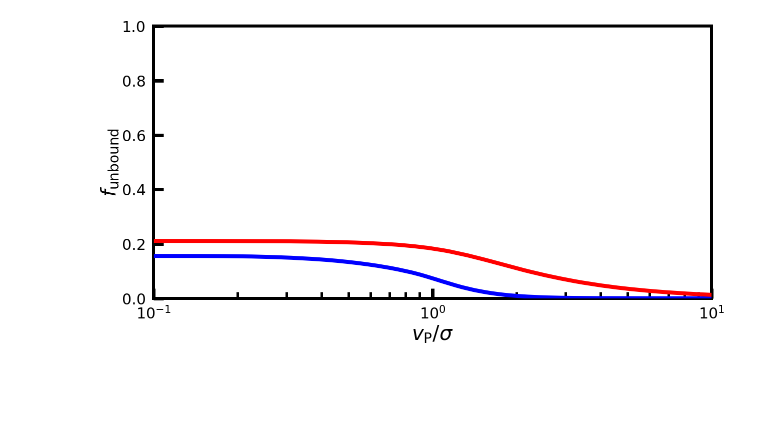
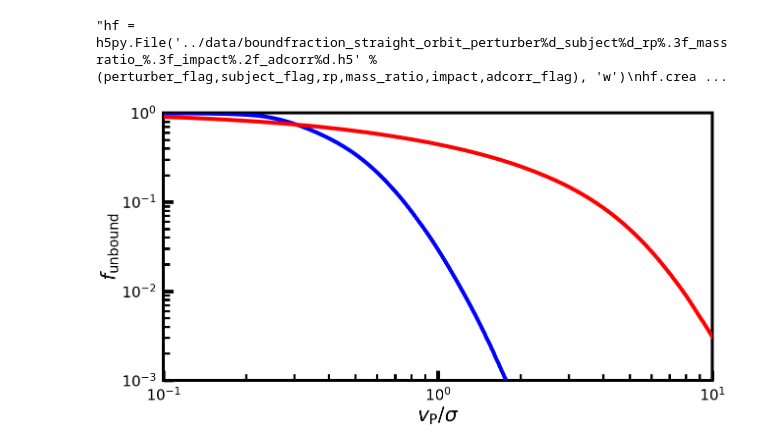
Before and after one commit to uddipanb/NP-impulse, a Jupyter notebook: straight_encounter_spherical_mass_loss.ipynb, the cells around one changed output. Saved outputs shown, nothing was run; the diff lists cells and outputs as text; code cells hidden in the pictures; blank space fills up the shorter version.

Commit message:
Added functions and data

```diff
--- a/straight_encounter_spherical_mass_loss.ipynb
+++ b/straight_encounter_spherical_mass_loss.ipynb
@@ -43,25 +45,30 @@ mass_ratio=1                 #Subject mass Ms/Perturber mass Mp
 q=1/mass_ratio
 rp=1e0                       #Perturber scale radius rp in units of rs: 1e-2 -> 1e2
 Rc=1                         #Truncation radius in units of rs (<bmin for point perturber)
-rmax=10                      #Maximum radius for integration over subject profile; should be at least 2 times bmax; c (NFW subject); (<bmin for point perturber)
 
-perturber_flag=2             #perturber_flag: 1: Point mass, 2: Plummer sphere, 3: Hernquist sphere, 4: NFW, 5: Isochrone
-subject_flag=1               #subject_flag: 1: Plummer sphere, 3: NFW
+perturber_flag=4             #perturber_flag: 1: Point mass, 2: Plummer sphere, 3: Hernquist sphere, 4: NFW, 5: Isochrone
+subject_flag=3               #subject_flag: 1: Plummer sphere, 3: NFW
+
+if (subject_flag==3):
+    rmax=10                  #Maximum radius for integration over subject profile; should be at least 2 times bmax; c (NFW subject); (<bmin for point perturber)
+else:
+    rmax=20
+
 if (subject_flag==3):
     c1=Rc                    #NFW concentration
-    c2=rmax
+    c2=10
 else:
     c1=np.nan
     c2=np.nan
 
-impact=1 #Impact parameter
+impact=1                     #Impact parameter
 
 vpmin=0.1                    #Minimum Perturber velocity
 vpmax=10                     #Maximum Perturber velocity
 Nvp=1000
 vp=np.logspace(np.log10(vpmin),np.log10(vpmax),num=Nvp)
 
-adcorr_flag=1                #Adiabatic correction- 1: on, 0: off
+adcorr_flag=0                #Adiabatic correction- 1: on, 0: off
 
 #-----------------------------------------------------------------
 # %%
@@ -71,7 +78,7 @@ Np=1000000                   #Total number of particles
 
 
 if (subject_flag==3):
-    hf=h5py.File('data/particle_data_NFW.h5','r')
+    hf=h5py.File('../data/particle_data_NFW.h5','r')
     X=np.array(hf.get('x'))
     Y=np.array(hf.get('y'))
     Z=np.array(hf.get('z'))
@@ -80,7 +87,7 @@ if (subject_flag==3):
     VZ=np.sqrt(np.log(1+c2)-c2/(1+c2))*np.array(hf.get('vz'))
     hf.close()
 else:
-    hf=h5py.File('data/particle_data_plummer.h5','r')
+    hf=h5py.File('../data/particle_data_plummer.h5','r')
     X=np.array(hf.get('x'))
     Y=np.array(hf.get('y'))
     Z=np.array(hf.get('z'))
@@ -207,32 +269,34 @@ for i in range(Nvp):
 # %%
 #Writing data in a file
 
-hf = h5py.File('boundfraction_straight_orbit_perturber%d_subject%d_rp%.3f_massratio_%.3f_impact%.2f_adcorr%d.h5' %(perturber_flag,subject_flag,rp,mass_ratio,impact,adcorr_flag), 'w')
+hf = h5py.File('../data/boundfraction_straight_orbit_perturber%d_subject%d_rp%.3f_massratio_%.3f_impact%.2f_adcorr%d.h5' %(perturber_flag,subject_flag,rp,mass_ratio,impact,adcorr_flag), 'w')
 hf.create_dataset('vp', data=vp)
 hf.create_dataset('bound_fraction', data=bound_fraction)
 hf.create_dataset('bound_fraction_tidal', data=bound_fraction_tidal)
 hf.close()
+# %% [output]
+"hf = h5py.File('../data/boundfraction_straight_orbit_perturber%d_subject%d_rp%.3f_massratio_%.3f_impact%.2f_adcorr%d.h5' %(perturber_flag,subject_flag,rp,mass_ratio,impact,adcorr_flag), 'w')\nhf.crea ...
 # %%
 #Plot
 
 fig,ax=plt.subplots(figsize=(20,10))
 ax.plot(vp,1-bound_fraction,color='b',lw=8)
 ax.plot(vp,1-bound_fraction_tidal,color='r',lw=8)
 ax.set_xscale('log')
-#ax.set_yscale('log')
+ax.set_yscale('log')
 ax.set_xlim([vpmin,vpmax])
-ax.set_ylim([0,1])
+ax.set_ylim([1e-3,1e0])
 ax.tick_params(which='major', direction='in', width=7, length=20, color='k', pad=15)
 ax.tick_params(which='minor', direction='in', width=5, length=13, color='k', pad=15)
 ax.set_xticks(np.logspace(np.log10(vpmin),np.log10(vpmax),num=3))
-ax.set_yticks(np.linspace(0,1,6))
+#ax.set_yticks(np.linspace(0,1,6))
 ax.tick_params(labelsize=30)
 ax.set_xlabel('$v_{\mathrm{P}}/\sigma$',fontsize=40)
 ax.set_ylabel('$f_{\mathrm{unbound}}$',fontsize=40)
 ax.patch.set_edgecolor('k')
 ax.patch.set_linewidth('6')
 
 plt.savefig('Unbound_fraction_vs_vp_straight_orbit_perturber%d_subject%d_rp%.3f_massratio_%.3f_impact%.2f_adcorr%d.jpg'  %(perturber_flag,subject_flag,rp,mass_ratio,impact,adcorr_flag))
 plt.show()
 # %% [output]
-[figure, old version]
+[figure, new version]
```
Also changed, not shown: parts of 4 cells of this notebook, 16 other files.
